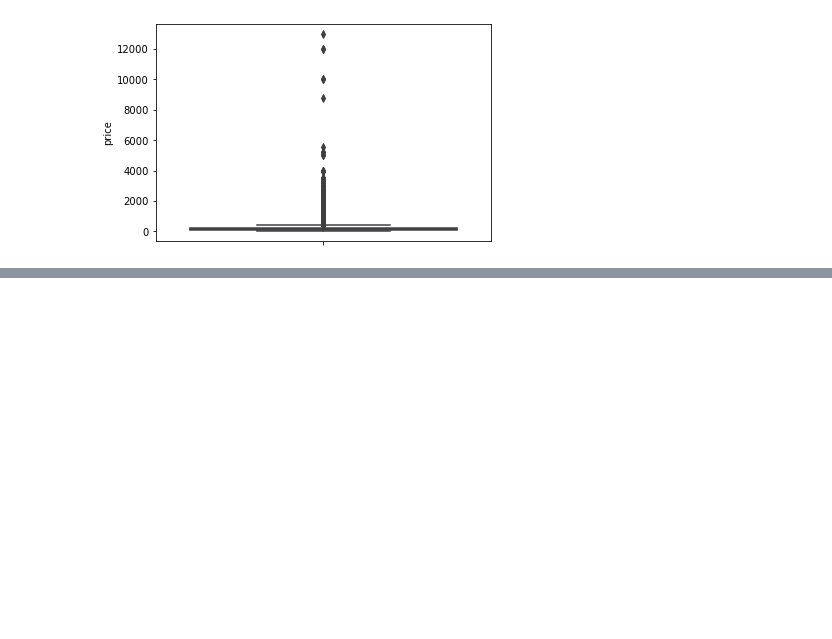
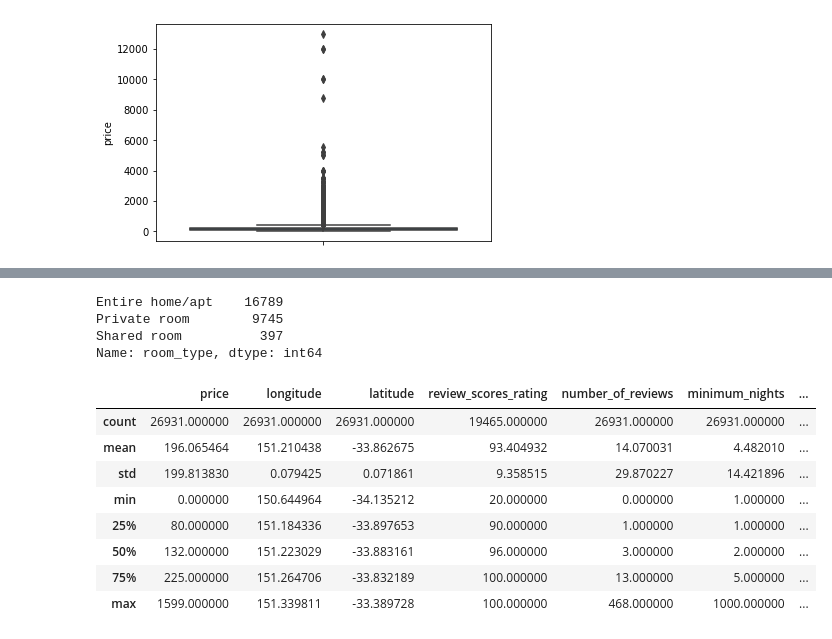
Before and after one commit to Zielzor/AirBNB, a Jupyter notebook: AirBnB Fair Valuation.ipynb, the cells around one changed output, grey strips where cells are left out. Drawn from its saved outputs; the diff is of its cells as text; code cells hidden in the pictures; blank space fills up the shorter version.

```diff
--- a/AirBnB Fair Valuation.ipynb
+++ b/AirBnB Fair Valuation.ipynb
@@ -170,0 +290,19 @@ sns.boxplot(y = df['price'])
+# %%
+df['room_type'].value_counts()
+# %% [output]
+Entire home/apt    16789
+Private room        9745
+Shared room          397
+Name: room_type, dtype: int64
+# %%
+df.describe()
+# %% [output]
+|  | price | longitude | latitude | review_scores_rating | number_of_reviews | minimum_nights | ... |
+| count | 26931.000000 | 26931.000000 | 26931.000000 | 19465.000000 | 26931.000000 | 26931.000000 | ... |
+| mean | 196.065464 | 151.210438 | -33.862675 | 93.404932 | 14.070031 | 4.482010 | ... |
+| std | 199.813830 | 0.079425 | 0.071861 | 9.358515 | 29.870227 | 14.421896 | ... |
+| min | 0.000000 | 150.644964 | -34.135212 | 20.000000 | 0.000000 | 1.000000 | ... |
+| 25% | 80.000000 | 151.184336 | -33.897653 | 90.000000 | 1.000000 | 1.000000 | ... |
+| 50% | 132.000000 | 151.223029 | -33.883161 | 96.000000 | 3.000000 | 2.000000 | ... |
+| 75% | 225.000000 | 151.264706 | -33.832189 | 100.000000 | 13.000000 | 5.000000 | ... |
+| max | 1599.000000 | 151.339811 | -33.389728 | 100.000000 | 468.000000 | 1000.000000 | ... |
```
Also changed, not shown: parts of 18 cells of this notebook.
